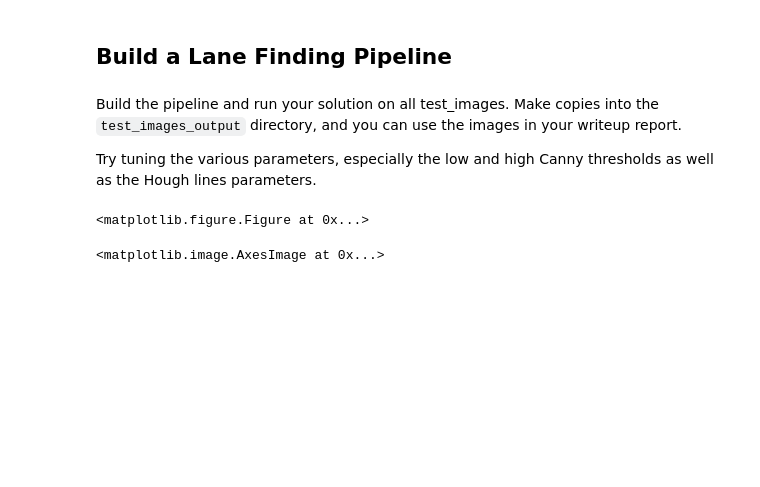
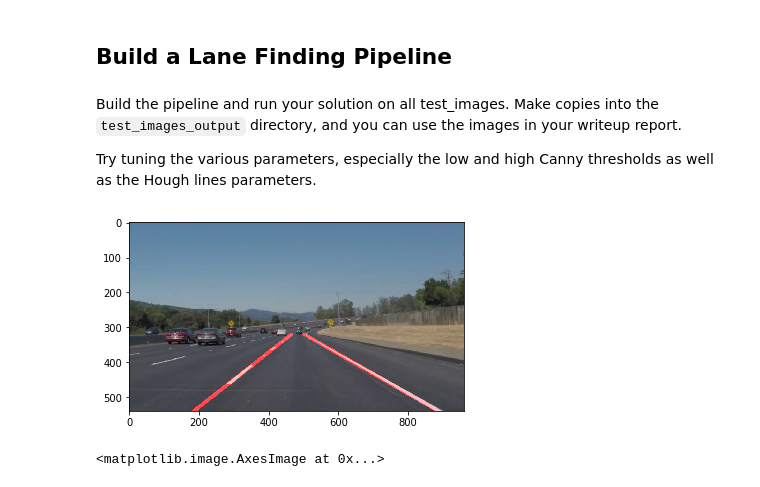
Before and after one commit to timothyta12/Finding-Lane-Lines, a Jupyter notebook: P1.ipynb, the cells around one changed output. Saved outputs shown, nothing was run; the diff lists cells and outputs as text; code cells hidden in the pictures; blank space fills up the shorter version.

```diff
--- a/P1.ipynb
+++ b/P1.ipynb
@@ -241,42 +252,42 @@ for fname in os.listdir("test_images/")[:1]:
     # Gets size of image
     x_size = image.shape[1]
     y_size = image.shape[0]
 
     # Guassian blur paramters
-    blur_kernel = 5
+    blur_kernel = 3
 
     # Canny transform parameters
-    low_threshold = 0
-    high_threshold = 300
+    low_threshold = 100
+    high_threshold = 450
 
     # Hough line parameters
     rho = 1 # Hough grid resolution
     theta = np.pi/180 # angular resolution of Hough
-    threshold = 20 # minimum votes (intersections in Hough grid)
-    min_line_len = 20 # minimum number of pixel for a line
-    max_line_gap = 300 # maximum gap of pixels to form a line
+    threshold = 5 # minimum votes (intersections in Hough grid)
+    min_line_len = 10 # minimum number of pixel for a line
+    max_line_gap = 2 # maximum gap of pixels to form a line
     # Blacks out extraneous parts of image
-    vertices_of_interest = np.array([(100,y_size),(x_size//2, y_size//2),(x_size-50,y_size)])
+    vertices_of_interest = np.array([(100,y_size),(x_size//2, y_size//2+40),(x_size-50,y_size)])
 
     # Grays out image
     gray = grayscale(image)
     # Blurs the image slightly
     gray_blur = gaussian_blur(gray, blur_kernel)
     # Highlights edges
     edges = canny(gray_blur, low_threshold, high_threshold)
     # Limits field of view
     edges_of_interest = region_of_interest(edges, [vertices_of_interest])
 
 #     line_img = hough_lines(edges_of_interest, rho, theta, threshold, min_line_len, max_line_gap)
     line_image = avg_hough_lines(edges_of_interest, rho, theta, threshold, min_line_len, max_line_gap)
 
 #     image = weighted_img(line_img, original)
     avg_image = weighted_img(line_image, original)
 
 #     plt.imshow(image, cmap='Greys_r')
-#     plt.imshow(avg_image, cmap='Greys_r')
+    plt.imshow(avg_image, cmap='Greys_r')
 # %% [output]
-<matplotlib.figure.Figure at 0x...>
+[figure, added]
 # %%
 plt.imshow(original)
 # %% [output]
```
Also changed, not shown: parts of 8 cells of this notebook.
